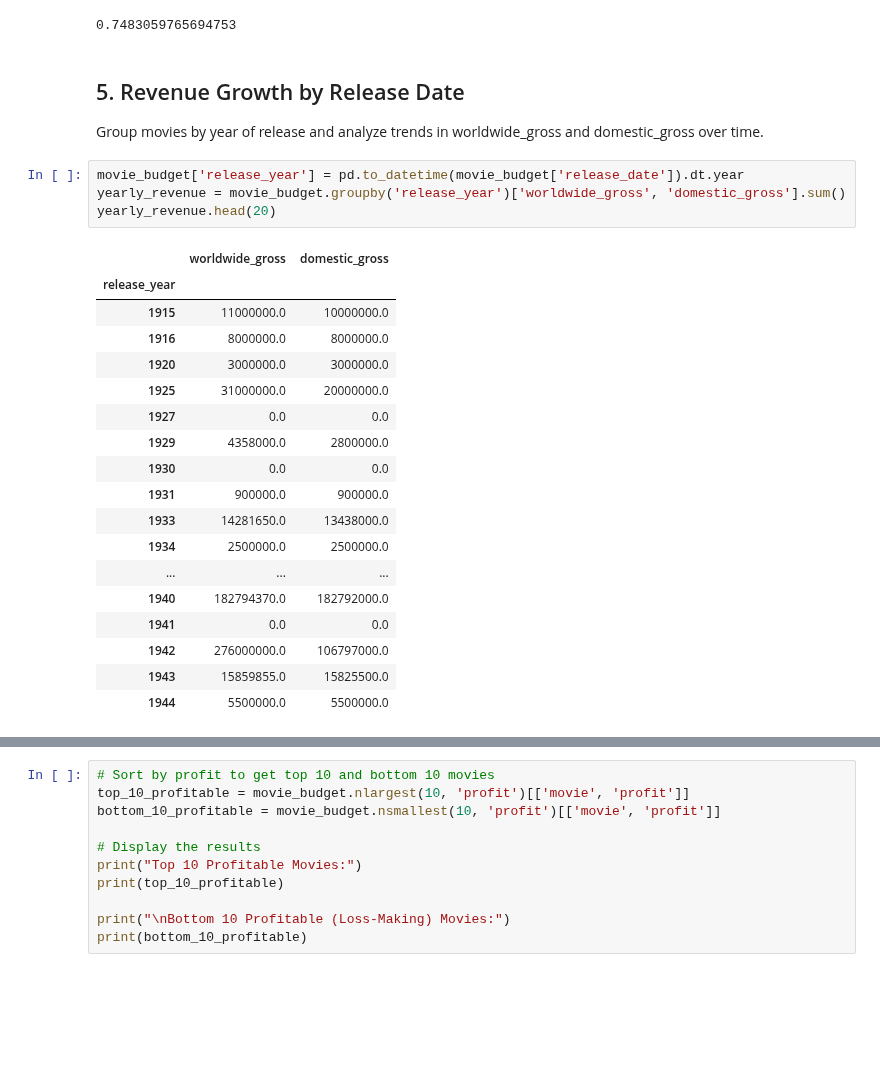
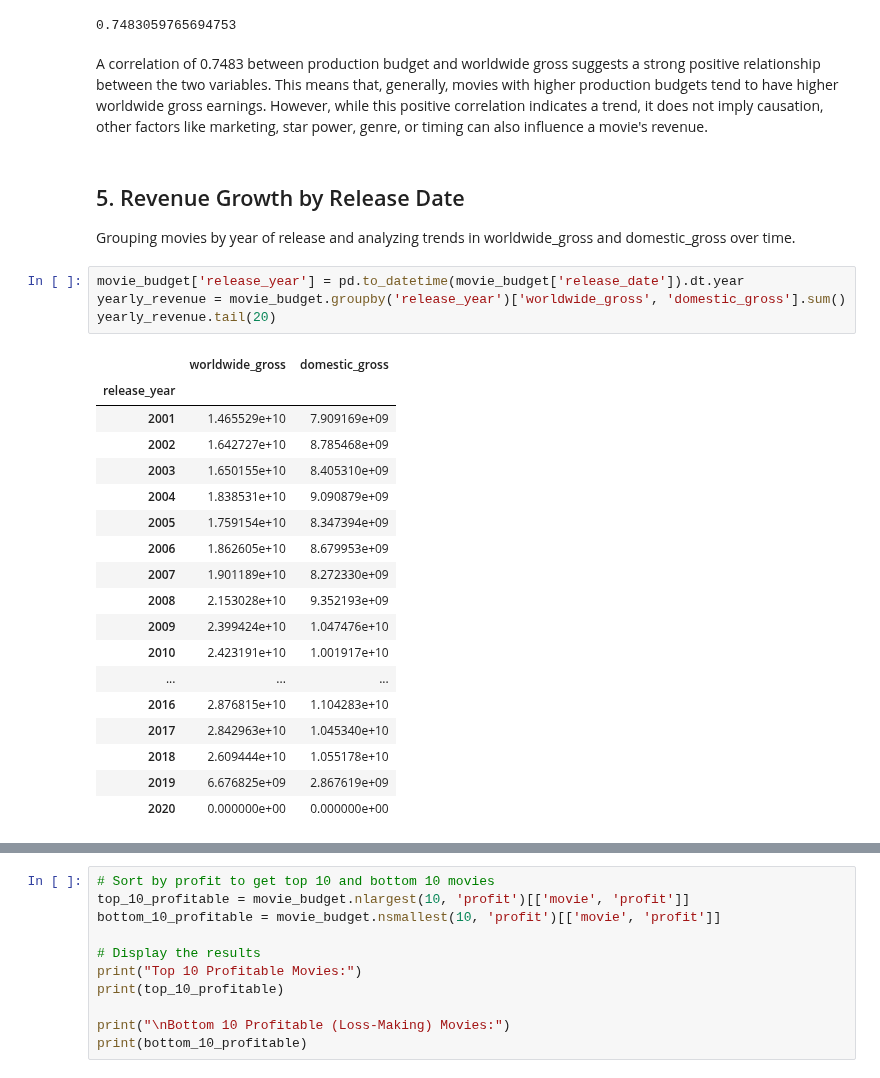
Before and after one commit to gkipkirui1/DSC_PT08P2_Phase_2_Project_Grp_1_Final, a Jupyter notebook: edwinn.ipynb, the cells around one changed output, grey strips where cells are left out. Drawn from its saved outputs; the diff is of its cells as text; blank space fills up the shorter version.

```diff
--- a/edwinn.ipynb
+++ b/edwinn.ipynb
@@ -579,29 +579,32 @@ correlation = movie_budget['production_budget'].corr(movie_budget['worldwide_gro
 correlation
 # %% [output]
 0.7483059765694753
+# %% [markdown]
+A correlation of 0.7483 between production budget and worldwide gross suggests a strong positive relationship between the two variables. This means that, generally, movies with higher production budgets tend to have higher worldwide gross earnings.
+However, while this positive correlation indicates a trend, it does not imply causation, other factors like marketing, star power, genre, or timing can also influence a movie's revenue.
 # %% [markdown]
 ## 5. Revenue Growth by Release Date
-Group movies by year of release and analyze trends in worldwide_gross and domestic_gross over time.
+Grouping  movies by year of release and analyzing trends in worldwide_gross and domestic_gross over time.
 # %%
 movie_budget['release_year'] = pd.to_datetime(movie_budget['release_date']).dt.year
 yearly_revenue = movie_budget.groupby('release_year')['worldwide_gross', 'domestic_gross'].sum()
-yearly_revenue.head(20)
+yearly_revenue.tail(20)
 # %% [output]
 |  | worldwide_gross | domestic_gross |
 | release_year |  |  |
-| 1915 | 11000000.0 | 10000000.0 |
-| 1916 | 8000000.0 | 8000000.0 |
-| 1920 | 3000000.0 | 3000000.0 |
-| 1925 | 31000000.0 | 20000000.0 |
-| 1927 | 0.0 | 0.0 |
-| 1929 | 4358000.0 | 2800000.0 |
-| 1930 | 0.0 | 0.0 |
-| 1931 | 900000.0 | 900000.0 |
-| 1933 | 14281650.0 | 13438000.0 |
-| 1934 | 2500000.0 | 2500000.0 |
+| 2001 | 1.465529e+10 | 7.909169e+09 |
+| 2002 | 1.642727e+10 | 8.785468e+09 |
+| 2003 | 1.650155e+10 | 8.405310e+09 |
+| 2004 | 1.838531e+10 | 9.090879e+09 |
+| 2005 | 1.759154e+10 | 8.347394e+09 |
+| 2006 | 1.862605e+10 | 8.679953e+09 |
+| 2007 | 1.901189e+10 | 8.272330e+09 |
+| 2008 | 2.153028e+10 | 9.352193e+09 |
+| 2009 | 2.399424e+10 | 1.047476e+10 |
+| 2010 | 2.423191e+10 | 1.001917e+10 |
 | ... | ... | ... |
-| 1940 | 182794370.0 | 182792000.0 |
-| 1941 | 0.0 | 0.0 |
-| 1942 | 276000000.0 | 106797000.0 |
-| 1943 | 15859855.0 | 15825500.0 |
-| 1944 | 5500000.0 | 5500000.0 |
+| 2016 | 2.876815e+10 | 1.104283e+10 |
+| 2017 | 2.842963e+10 | 1.045340e+10 |
+| 2018 | 2.609444e+10 | 1.055178e+10 |
+| 2019 | 6.676825e+09 | 2.867619e+09 |
+| 2020 | 0.000000e+00 | 0.000000e+00 |
```
Also changed, not shown: parts of 25 cells of this notebook.
